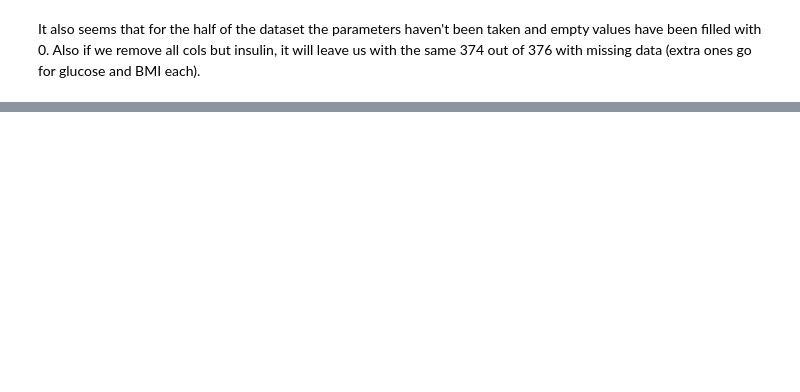
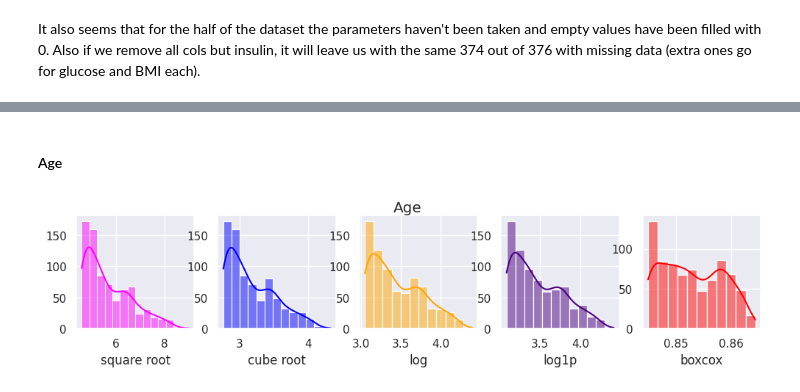
Before and after one commit to Dimildizio/DArc_course, a Jupyter notebook: EDA/PimaKaggle/Pima_indians_kaggle.ipynb, the cells around one changed output, grey strips where cells are left out. Saved outputs shown, nothing was run; the diff lists cells and outputs as text; code cells hidden in the pictures; blank space fills up the shorter version.

```diff
--- a/EDA/PimaKaggle/Pima_indians_kaggle.ipynb
+++ b/EDA/PimaKaggle/Pima_indians_kaggle.ipynb
@@ -156,0 +234,6 @@ Also if we remove all cols but insulin, it will leave us with the same 374 out o
+# %% [markdown]
+#### Age
+# %%
+plot_transforms(transformed_data, 'Age')
+# %% [output]
+[figure, added]
```
Also changed, not shown: parts of 51 cells of this notebook.
